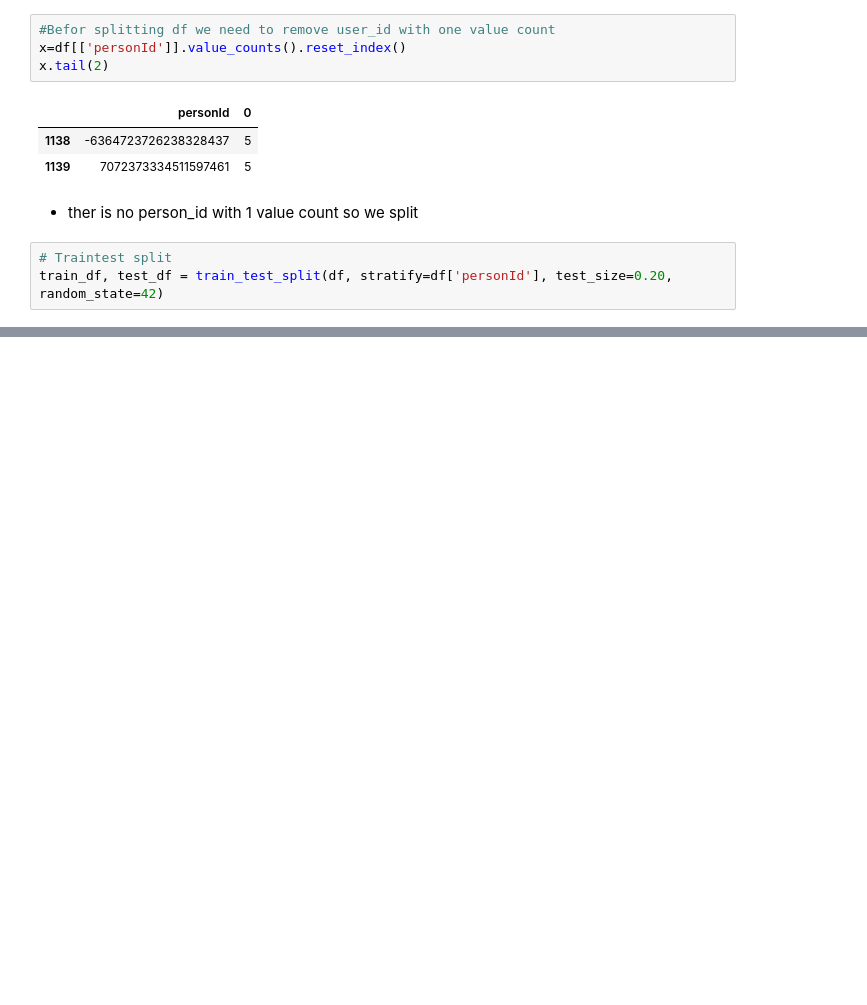
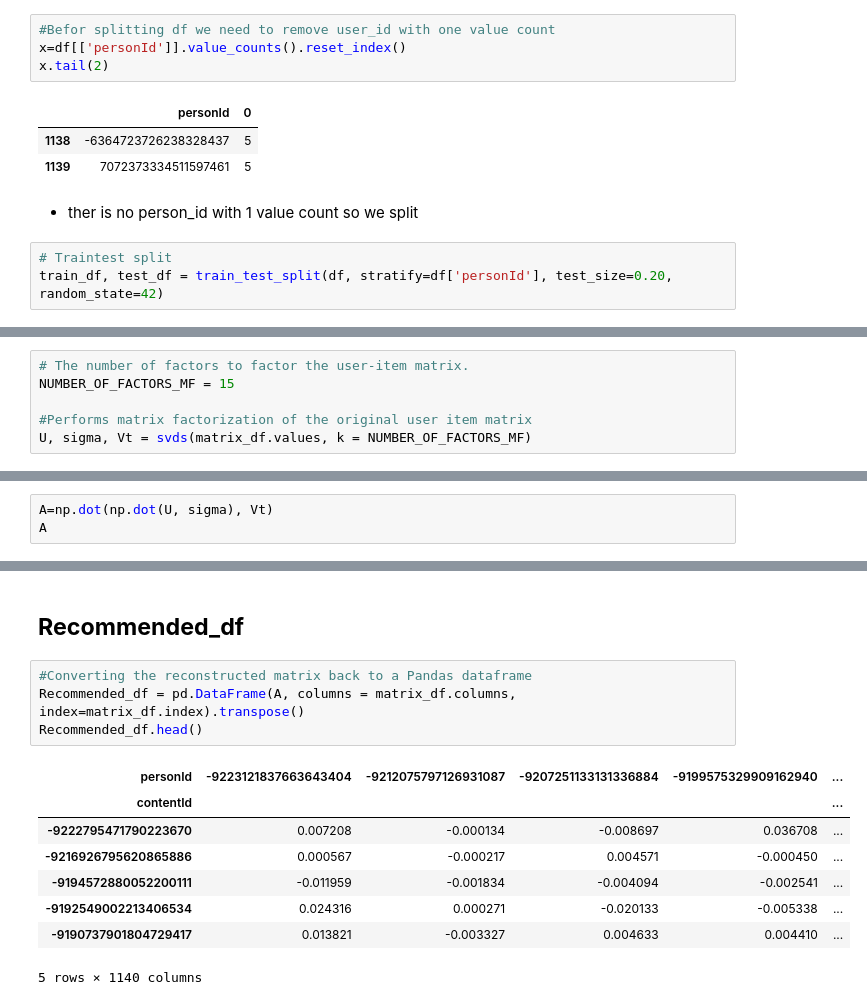
Before and after one commit to amanichivilkar/Articles-Recommendation-System, a Jupyter notebook: Amani_Chivilkar_Articles_Recommendation_System.ipynb, the cells around one changed output, grey strips where cells are left out. Saved outputs shown, nothing was run; the diff lists cells and outputs as text; blank space fills up the shorter version.

```diff
--- a/Amani_Chivilkar_Articles_Recommendation_System.ipynb
+++ b/Amani_Chivilkar_Articles_Recommendation_System.ipynb
@@ -179,0 +197,6 @@ train_df, test_df = train_test_split(df, stratify=df['personId'], test_size=0.20
+# %%
+# The number of factors to factor the user-item matrix.
+NUMBER_OF_FACTORS_MF = 15
+
+#Performs matrix factorization of the original user item matrix
+U, sigma, Vt = svds(matrix_df.values, k = NUMBER_OF_FACTORS_MF)
@@ -179,0 +208,3 @@ train_df, test_df = train_test_split(df, stratify=df['personId'], test_size=0.20
+# %%
+A=np.dot(np.dot(U, sigma), Vt)
+A
@@ -179,0 +225,15 @@ train_df, test_df = train_test_split(df, stratify=df['personId'], test_size=0.20
+# %% [markdown]
+## **Recommended_df**
+# %%
+#Converting the reconstructed matrix back to a Pandas dataframe
+Recommended_df = pd.DataFrame(A, columns = matrix_df.columns, index=matrix_df.index).transpose()
+Recommended_df.head()
+# %% [output]
+| personId | -9223121837663643404 | -9212075797126931087 | -9207251133131336884 | -9199575329909162940 | ... |
+| contentId |  |  |  |  | ... |
+| -9222795471790223670 | 0.007208 | -0.000134 | -0.008697 | 0.036708 | ... |
+| -9216926795620865886 | 0.000567 | -0.000217 | 0.004571 | -0.000450 | ... |
+| -9194572880052200111 | -0.011959 | -0.001834 | -0.004094 | -0.002541 | ... |
+| -9192549002213406534 | 0.024316 | 0.000271 | -0.020133 | -0.005338 | ... |
+| -9190737901804729417 | 0.013821 | -0.003327 | 0.004633 | 0.004410 | ... |
+5 rows × 1140 columns
```
Also changed, not shown: parts of 4 cells of this notebook.
